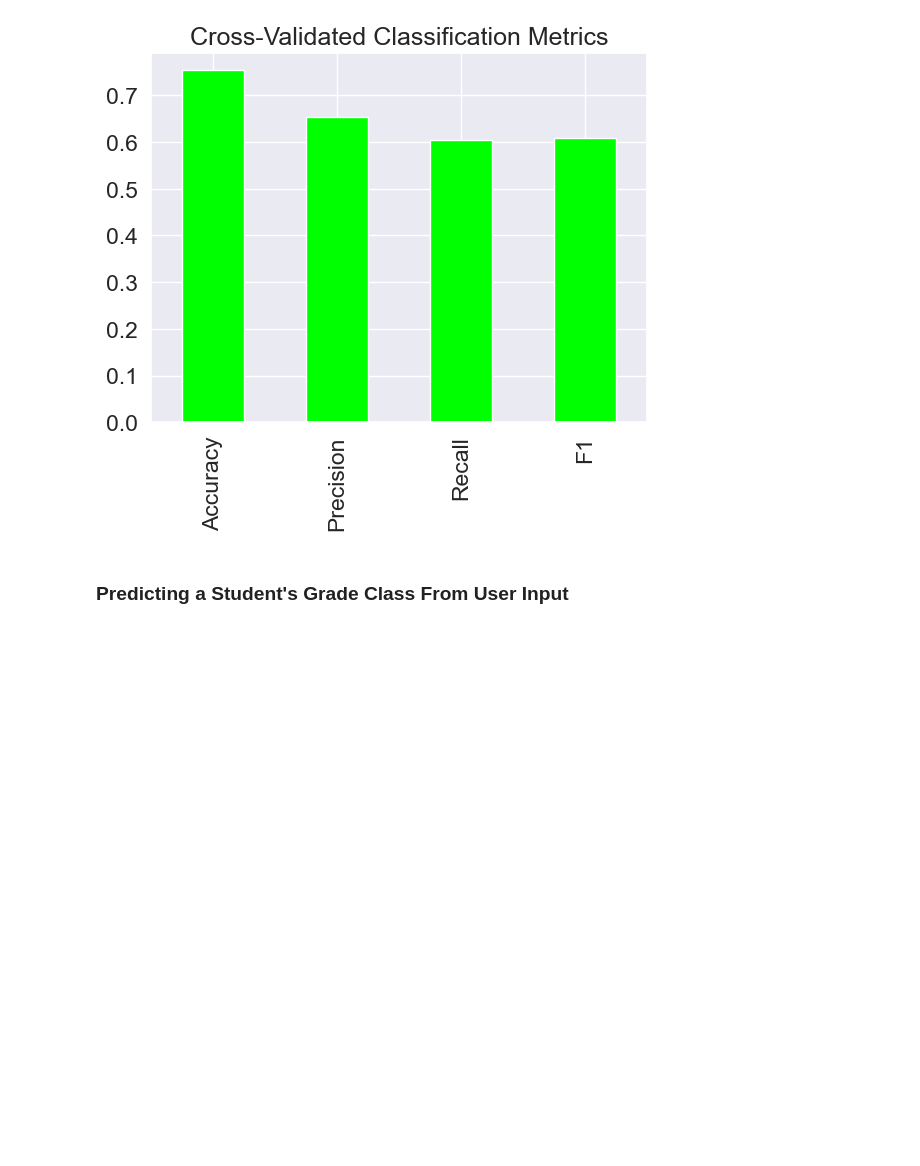
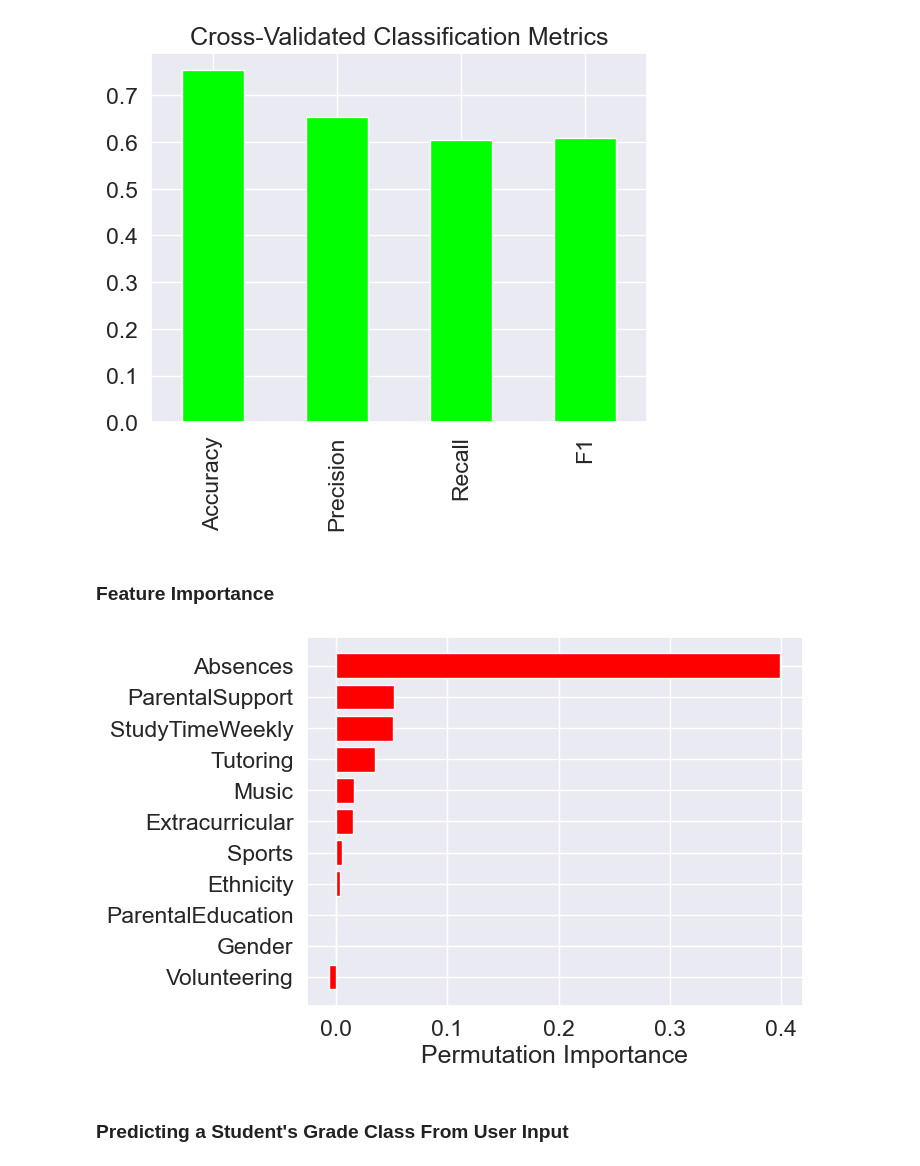
Before and after one commit to devern-DZZC/Student-Performance-Prediction, a Jupyter notebook: Student-Performance-Prediction.ipynb, the cells around one changed output. Cells and saved outputs as stored; diff of their text form; code cells hidden in the pictures; blank space fills up the shorter version.

Commit message:
Added in feature importance

```diff
--- a/Student-Performance-Prediction.ipynb
+++ b/Student-Performance-Prediction.ipynb
@@ -473,6 +474,20 @@ cv_metrics = pd.DataFrame({'Accuracy': cv_accuracy,
 cv_metrics.T.plot.bar(title='Cross-Validated Classification Metrics', legend=False, color='lime');
 # %% [output]
 [figure]
+# %% [markdown]
+### Feature Importance
+# %%
+clf.fit(X_train, y_train)
+perm_importance = permutation_importance(clf, X_test, y_test)
+
+attribute_names = ['Gender', 'Ethnicity', 'ParentalEducation', 'StudyTimeWeekly', 'Absences', 'Tutoring', 'ParentalSupport',
+                   'Extracurricular', 'Sports', 'Music', 'Volunteering']
+attributes = np.array(attribute_names)
+sorted_idx = perm_importance.importances_mean.argsort()
+plt.barh(attributes[sorted_idx], perm_importance.importances_mean[sorted_idx], color='red');
+plt.xlabel("Permutation Importance");
+# %% [output]
+[figure, added]
 # %% [markdown]
 ### Predicting a Student's Grade Class From User Input
 # %%
```
Also changed, not shown: parts of 6 cells of this notebook.
